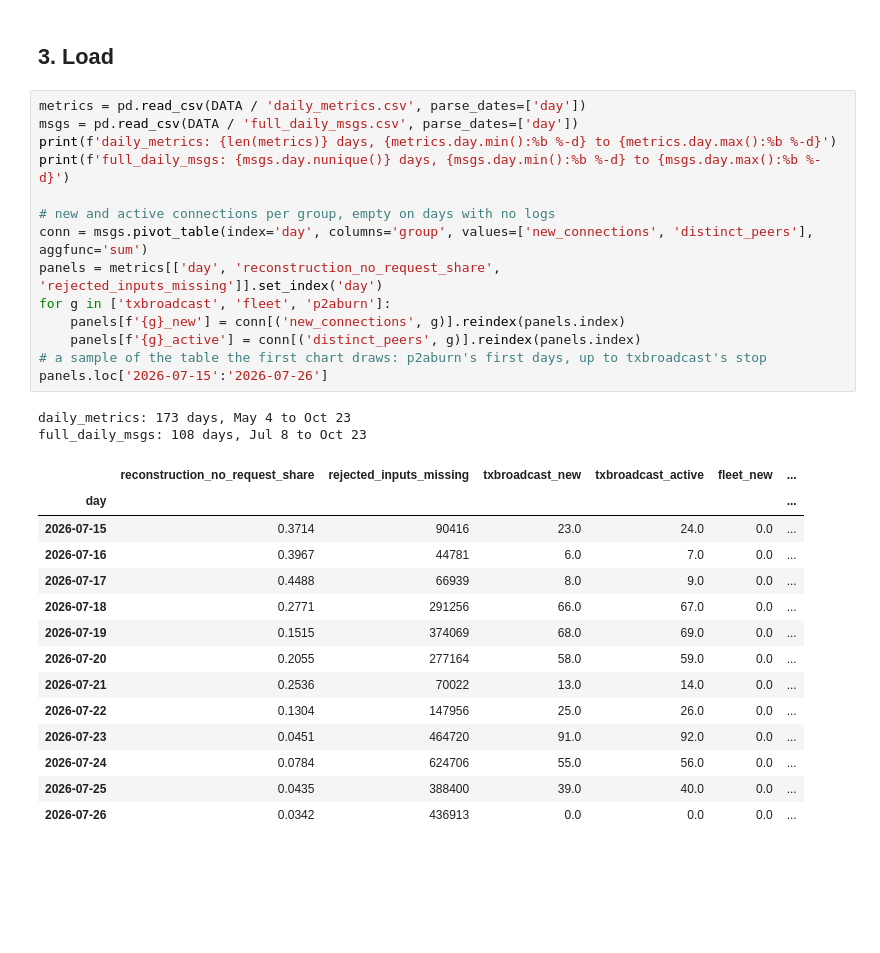
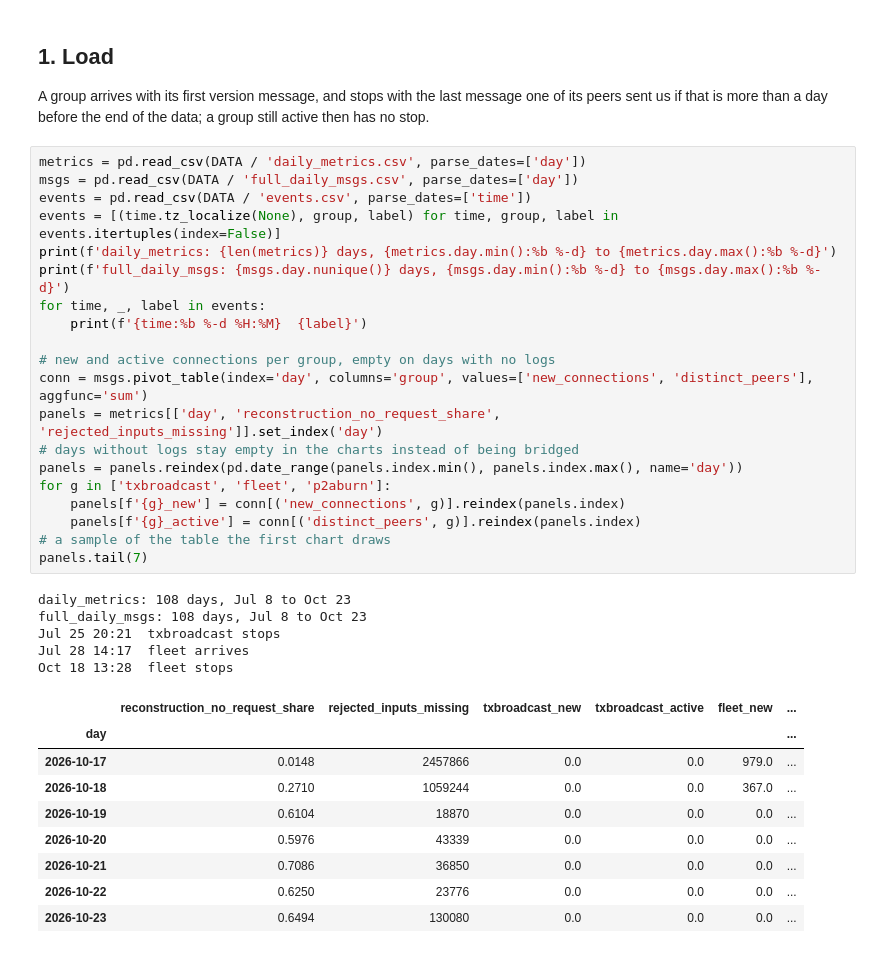
Before and after one commit to m4ycon/cmpct-block-reconstruction-degradation, a Jupyter notebook: p2a_fleet_charts.ipynb, the cells around one changed output. Cells and saved outputs as stored; diff of their text form; blank space fills up the shorter version.

```diff
--- a/p2a_fleet_charts.ipynb
+++ b/p2a_fleet_charts.ipynb
@@ -270,34 +36,41 @@ if REBUILD_LOGPASS:
 # %% [markdown]
-## 3. Load
+## 1. Load
+
+A group arrives with its first version message, and stops with the last message one of its peers sent us if
+that is more than a day before the end of the data; a group still active then has no stop.
 # %%
 metrics = pd.read_csv(DATA / 'daily_metrics.csv', parse_dates=['day'])
 msgs = pd.read_csv(DATA / 'full_daily_msgs.csv', parse_dates=['day'])
+events = pd.read_csv(DATA / 'events.csv', parse_dates=['time'])
+events = [(time.tz_localize(None), group, label) for time, group, label in events.itertuples(index=False)]
 print(f'daily_metrics: {len(metrics)} days, {metrics.day.min():%b %-d} to {metrics.day.max():%b %-d}')
 print(f'full_daily_msgs: {msgs.day.nunique()} days, {msgs.day.min():%b %-d} to {msgs.day.max():%b %-d}')
+for time, _, label in events:
+    print(f'{time:%b %-d %H:%M}  {label}')
 
 # new and active connections per group, empty on days with no logs
 conn = msgs.pivot_table(index='day', columns='group', values=['new_connections', 'distinct_peers'], aggfunc='sum')
 panels = metrics[['day', 'reconstruction_no_request_share', 'rejected_inputs_missing']].set_index('day')
+# days without logs stay empty in the charts instead of being bridged
+panels = panels.reindex(pd.date_range(panels.index.min(), panels.index.max(), name='day'))
 for g in ['txbroadcast', 'fleet', 'p2aburn']:
     panels[f'{g}_new'] = conn[('new_connections', g)].reindex(panels.index)
     panels[f'{g}_active'] = conn[('distinct_peers', g)].reindex(panels.index)
-# a sample of the table the first chart draws: p2aburn's first days, up to txbroadcast's stop
-panels.loc['2026-07-15':'2026-07-26']
+# a sample of the table the first chart draws
+panels.tail(7)
 # %% [output]
-daily_metrics: 173 days, May 4 to Oct 23
+daily_metrics: 108 days, Jul 8 to Oct 23
 full_daily_msgs: 108 days, Jul 8 to Oct 23
+Jul 25 20:21  txbroadcast stops
+Jul 28 14:17  fleet arrives
+Oct 18 13:28  fleet stops
 |  | reconstruction_no_request_share | rejected_inputs_missing | txbroadcast_new | txbroadcast_active | fleet_new | ... |
 | day |  |  |  |  |  | ... |
-| 2026-07-15 | 0.3714 | 90416 | 23.0 | 24.0 | 0.0 | ... |
-| 2026-07-16 | 0.3967 | 44781 | 6.0 | 7.0 | 0.0 | ... |
-| 2026-07-17 | 0.4488 | 66939 | 8.0 | 9.0 | 0.0 | ... |
-| 2026-07-18 | 0.2771 | 291256 | 66.0 | 67.0 | 0.0 | ... |
-| 2026-07-19 | 0.1515 | 374069 | 68.0 | 69.0 | 0.0 | ... |
-| 2026-07-20 | 0.2055 | 277164 | 58.0 | 59.0 | 0.0 | ... |
-| 2026-07-21 | 0.2536 | 70022 | 13.0 | 14.0 | 0.0 | ... |
-| 2026-07-22 | 0.1304 | 147956 | 25.0 | 26.0 | 0.0 | ... |
-| 2026-07-23 | 0.0451 | 464720 | 91.0 | 92.0 | 0.0 | ... |
-| 2026-07-24 | 0.0784 | 624706 | 55.0 | 56.0 | 0.0 | ... |
-| 2026-07-25 | 0.0435 | 388400 | 39.0 | 40.0 | 0.0 | ... |
-| 2026-07-26 | 0.0342 | 436913 | 0.0 | 0.0 | 0.0 | ... |
+| 2026-10-17 | 0.0148 | 2457866 | 0.0 | 0.0 | 979.0 | ... |
+| 2026-10-18 | 0.2710 | 1059244 | 0.0 | 0.0 | 367.0 | ... |
+| 2026-10-19 | 0.6104 | 18870 | 0.0 | 0.0 | 0.0 | ... |
+| 2026-10-20 | 0.5976 | 43339 | 0.0 | 0.0 | 0.0 | ... |
+| 2026-10-21 | 0.7086 | 36850 | 0.0 | 0.0 | 0.0 | ... |
+| 2026-10-22 | 0.6250 | 23776 | 0.0 | 0.0 | 0.0 | ... |
+| 2026-10-23 | 0.6494 | 130080 | 0.0 | 0.0 | 0.0 | ... |
 # %% [markdown]
```
Also changed, not shown: parts of 13 cells of this notebook, 7 other files.
